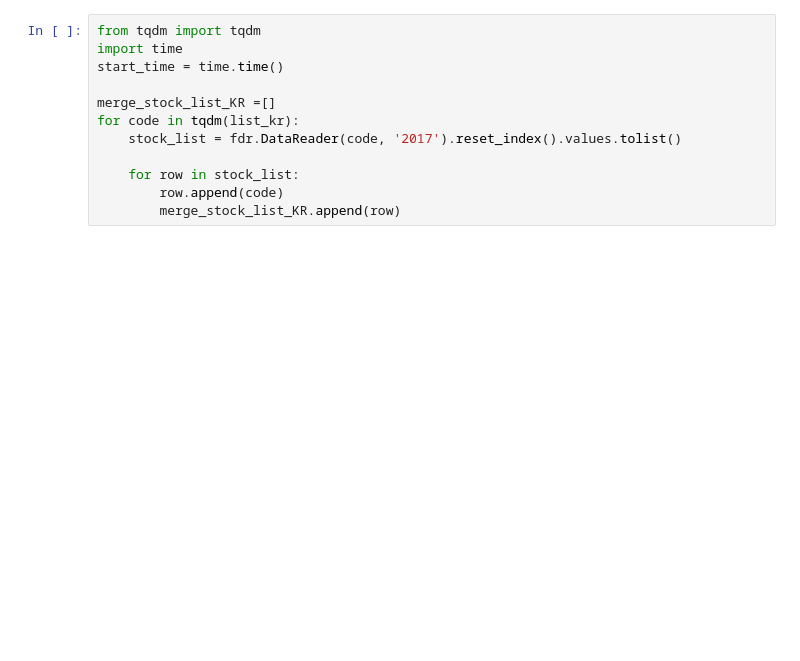
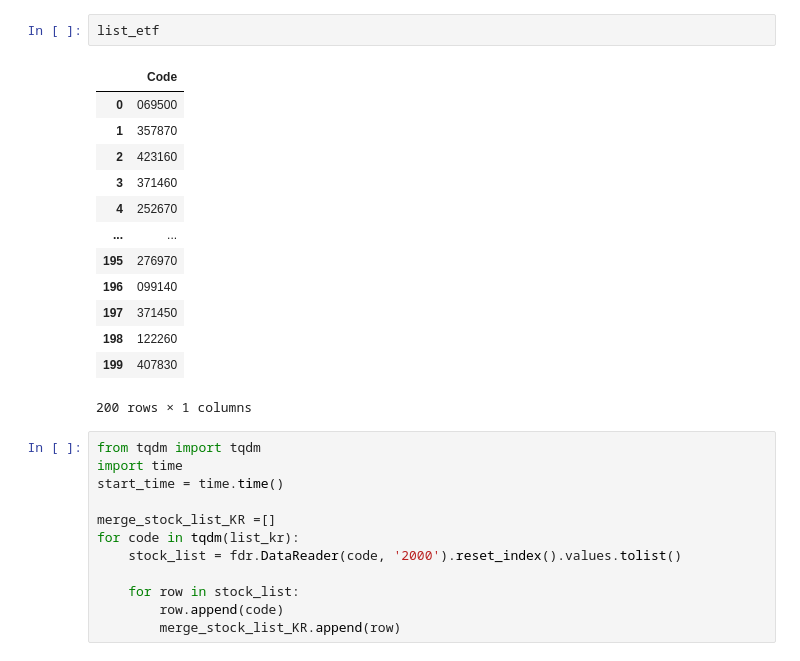
Before and after one commit to Hy-MDL/DB, a Jupyter notebook: Total.ipynb, the cells around one changed output. Cells and saved outputs as stored; diff of their text form; blank space fills up the shorter version.

```diff
--- a/Total.ipynb
+++ b/Total.ipynb
@@ -51,4 +59,20 @@ list_kr = Kr['Code']
 list_AM = AM['Code']
+# %%
+list_etf
+# %% [output]
+|  | Code |
+| 0 | 069500 |
+| 1 | 357870 |
+| 2 | 423160 |
+| 3 | 371460 |
+| 4 | 252670 |
+| ... | ... |
+| 195 | 276970 |
+| 196 | 099140 |
+| 197 | 371450 |
+| 198 | 122260 |
+| 199 | 407830 |
+200 rows × 1 columns
 # %%
 from tqdm import tqdm
 import time
@@ -56,7 +80,7 @@ start_time = time.time()
 
 merge_stock_list_KR =[]
 for code in tqdm(list_kr):
-    stock_list = fdr.DataReader(code, '2017').reset_index().values.tolist()
+    stock_list = fdr.DataReader(code, '2000').reset_index().values.tolist()
 
     for row in stock_list:
         row.append(code)
```
Also changed, not shown: parts of 18 cells of this notebook, 3 other files.
